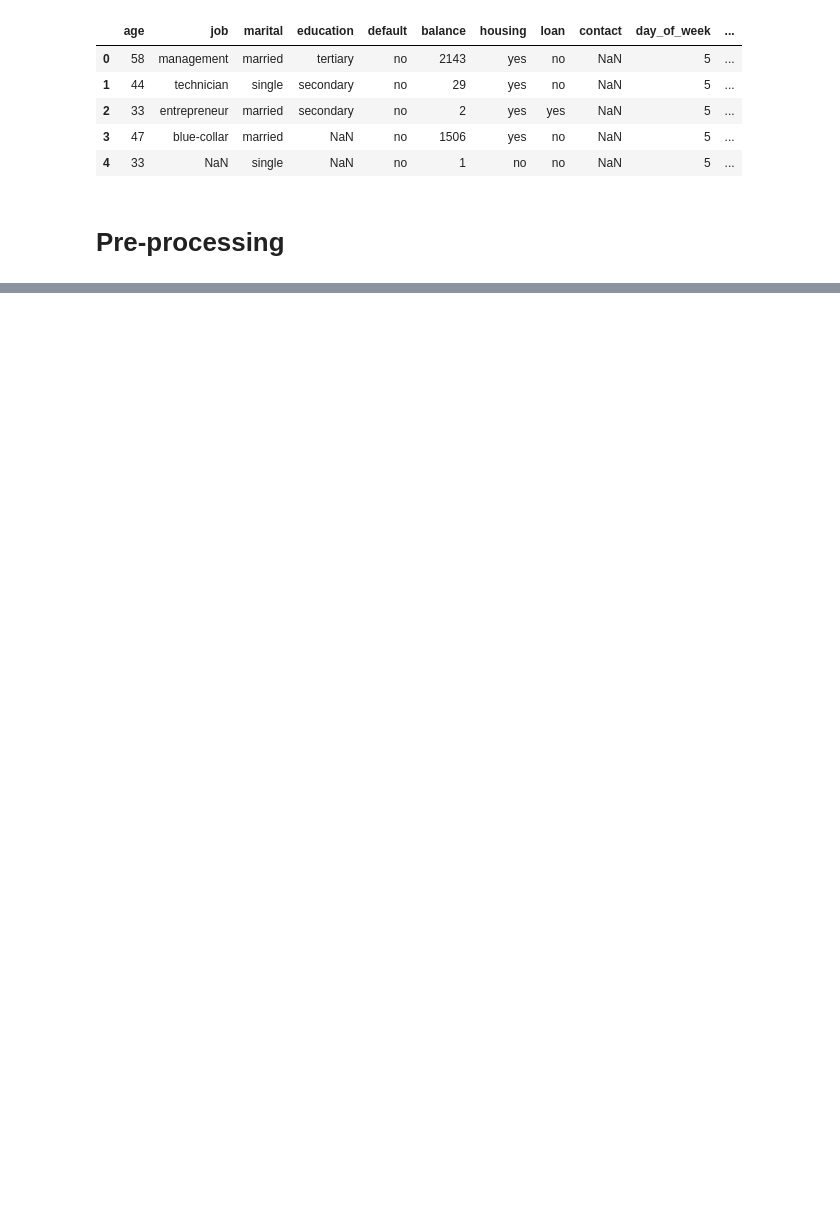
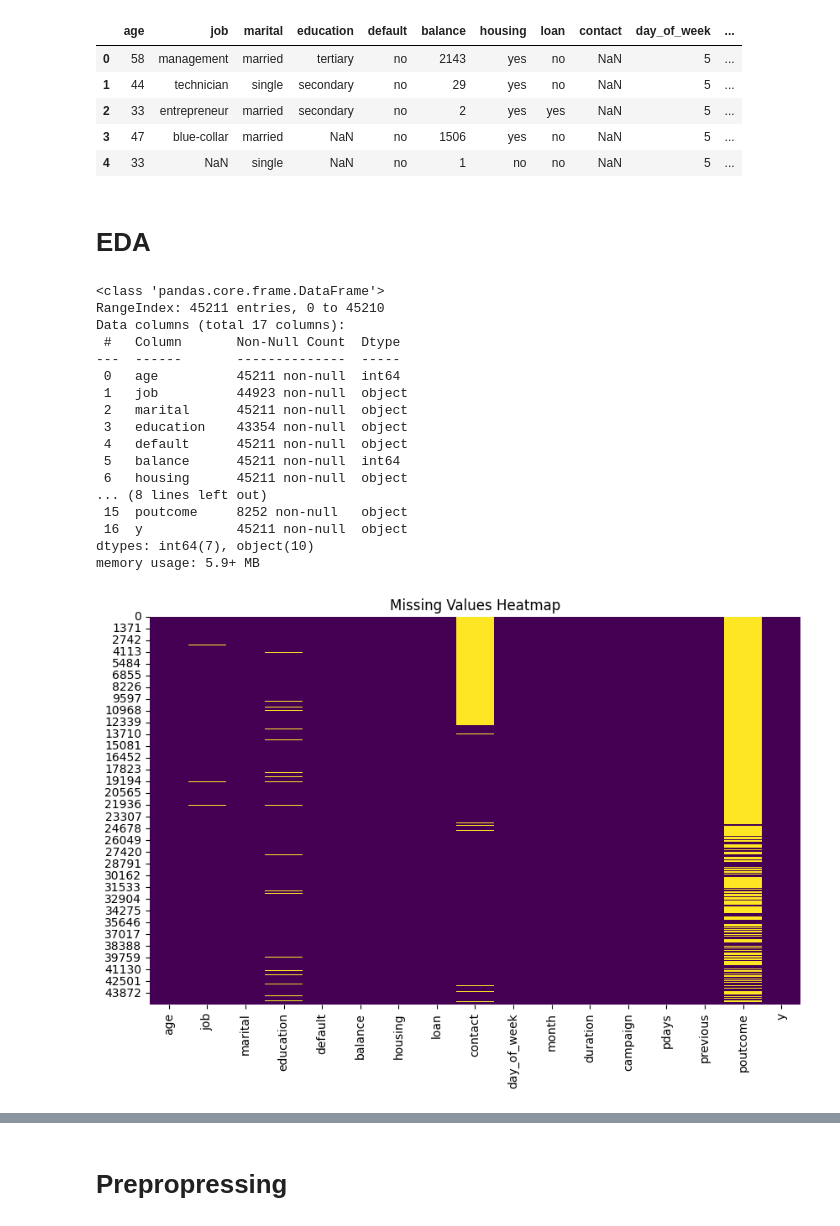
Before and after one commit to Dkdunand/ENSAE-stat-apply-projet, a Jupyter notebook: Bank marketing classifier y.ipynb, the cells around one changed output, grey strips where cells are left out. Saved outputs shown, nothing was run; the diff lists cells and outputs as text; code cells hidden in the pictures; blank space fills up the shorter version.

```diff
--- a/Bank marketing classifier y.ipynb
+++ b/Bank marketing classifier y.ipynb
@@ -24,4 +24,72 @@ data.head()
 | 3 | 47 | blue-collar | married | NaN | no | 1506 | yes | no | NaN | 5 | ... |
 | 4 | 33 | NaN | single | NaN | no | 1 | no | no | NaN | 5 | ... |
 # %% [markdown]
-# Pre-processing
+# EDA
+# %%
+# view dataset info
+data.info()
+data.describe()
+data.isnull().sum()
+
+
+# Analyse des valeurs manquantes
+plt.figure(figsize=(10, 6))
+sns.heatmap(data.isna(), cbar=False, cmap='viridis')
+plt.title('Missing Values Heatmap')
+plt.show()
+
+# Calcule de missing rate pour chaque colonne
+missing_rate = data.isnull().mean() * 100
+print("Missing Rate (%):\n", missing_rate)
+
+# supprimer les variables avec plus de 25% de valeurs manquantes
+threshold = 25
+cols_to_drop = missing_rate[missing_rate > threshold].index
+data = data.drop(columns=cols_to_drop)
+print(f"Columns dropped (>{threshold}% missing): {list(cols_to_drop)}")
+
+# Correlation matrix for numerical features
+numerical_cols = data.select_dtypes(include=['int64', 'float64']).columns
+plt.figure(figsize=(12, 8))
+corr_matrix = data[numerical_cols].corr()
+sns.heatmap(corr_matrix, annot=True, fmt=".2f", cmap='coolwarm')
+plt.title('Correlation Matrix for Numerical Features')
+plt.show()
+
+# visualisation des distributions des variables numériques
+data[numerical_cols].hist(bins=15, figsize=(15, 10), layout=(3, 3))
+plt.suptitle('Distributions of Numerical Features')
+plt.show()
+
+# visualisation des variables catégorielles
+categorical_cols = data.select_dtypes(include=['object']).columns
+for col in categorical_cols:
+    plt.figure(figsize=(8, 4))
+    sns.countplot(data=data, x=col)
+    plt.title(f'Distribution of {col}')
+    plt.xticks(rotation=45)
+    plt.show()
+
+# vision globale du dataset
+sns.pairplot(data, hue='y')
+plt.suptitle('Pairplot of Features Colored by Target Variable', y=1.05)
+plt.show()
+# %% [output]
+<class 'pandas.core.frame.DataFrame'>
+RangeIndex: 45211 entries, 0 to 45210
+Data columns (total 17 columns):
+ #   Column       Non-Null Count  Dtype
+---  ------       --------------  -----
+ 0   age          45211 non-null  int64
+ 1   job          44923 non-null  object
+ 2   marital      45211 non-null  object
+ 3   education    43354 non-null  object
+ 4   default      45211 non-null  object
+ 5   balance      45211 non-null  int64
+ 6   housing      45211 non-null  object
+... (8 lines left out)
+ 15  poutcome     8252 non-null   object
+ 16  y            45211 non-null  object
+dtypes: int64(7), object(10)
+memory usage: 5.9+ MB
+[figure, added]
@@ -28 +127,3 @@ data.head()
+# %% [markdown]
+# Prepropressing
 # %%
```
Also changed, not shown: parts of 3 cells of this notebook.
